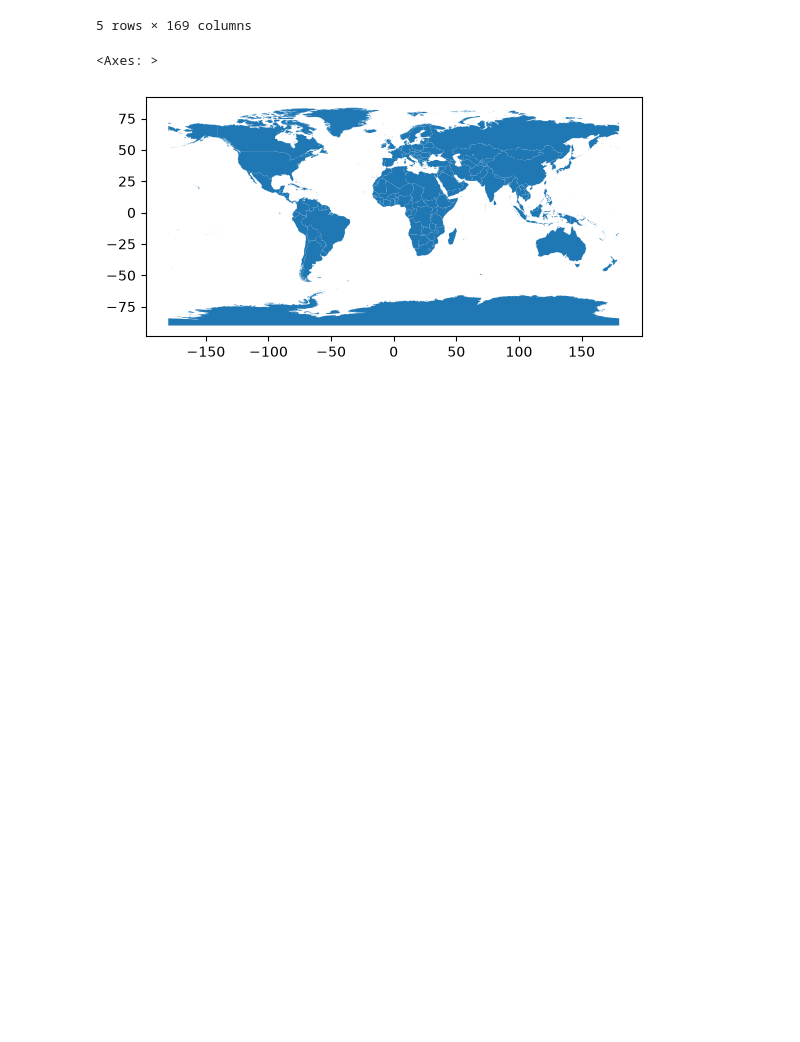
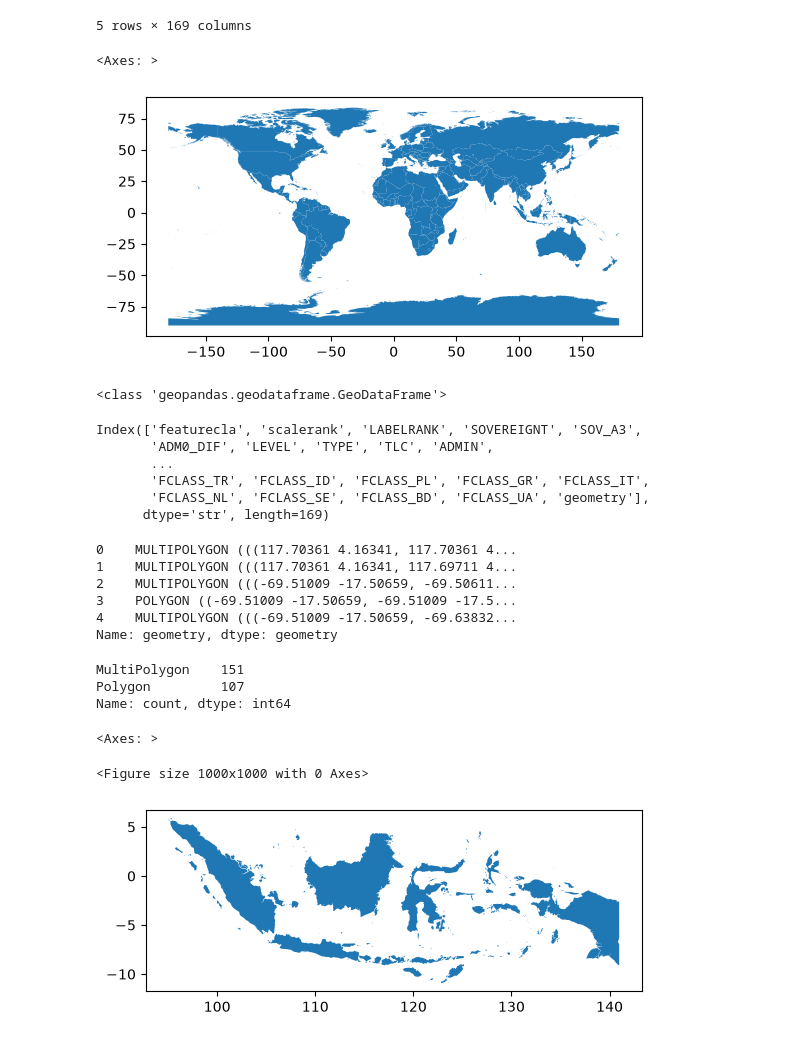
Before and after one commit to WillardDev/Python_Data_Analysis, a Jupyter notebook: Foundations_of_GeoPandas.ipynb, the cells around one changed output. Cells and saved outputs as stored; diff of their text form; code cells hidden in the pictures; blank space fills up the shorter version.

```diff
--- a/Foundations_of_GeoPandas.ipynb
+++ b/Foundations_of_GeoPandas.ipynb
@@ -71,3 +71,43 @@ world.plot()
 # %% [output]
 <Axes: >
 [figure]
+# %%
+print(type(world))
+# %% [output]
+<class 'geopandas.geodataframe.GeoDataFrame'>
+# %%
+print(world.columns)
+# %% [output]
+Index(['featurecla', 'scalerank', 'LABELRANK', 'SOVEREIGNT', 'SOV_A3',
+       'ADM0_DIF', 'LEVEL', 'TYPE', 'TLC', 'ADMIN',
+       ...
+       'FCLASS_TR', 'FCLASS_ID', 'FCLASS_PL', 'FCLASS_GR', 'FCLASS_IT',
+       'FCLASS_NL', 'FCLASS_SE', 'FCLASS_BD', 'FCLASS_UA', 'geometry'],
+      dtype='str', length=169)
+# %%
+world.geometry.head()
+# %% [output]
+0    MULTIPOLYGON (((117.70361 4.16341, 117.70361 4...
+1    MULTIPOLYGON (((117.70361 4.16341, 117.69711 4...
+2    MULTIPOLYGON (((-69.51009 -17.50659, -69.50611...
+3    POLYGON ((-69.51009 -17.50659, -69.51009 -17.5...
+4    MULTIPOLYGON (((-69.51009 -17.50659, -69.63832...
+Name: geometry, dtype: geometry
+# %%
+world.geom_type.value_counts()
+# %% [output]
+MultiPolygon    151
+Polygon         107
+Name: count, dtype: int64
+# %%
+country_shape = world.geometry.iloc[0]
+
+# create a plot of the specific country
+plt.figure(figsize=(10, 10))
+
+# plot the country shape
+gpd.GeoSeries([country_shape]).plot()
+# %% [output]
+<Axes: >
+<Figure size 1000x1000 with 0 Axes>
+[figure, added]
```
Also changed, not shown: parts of 2 cells of this notebook.
